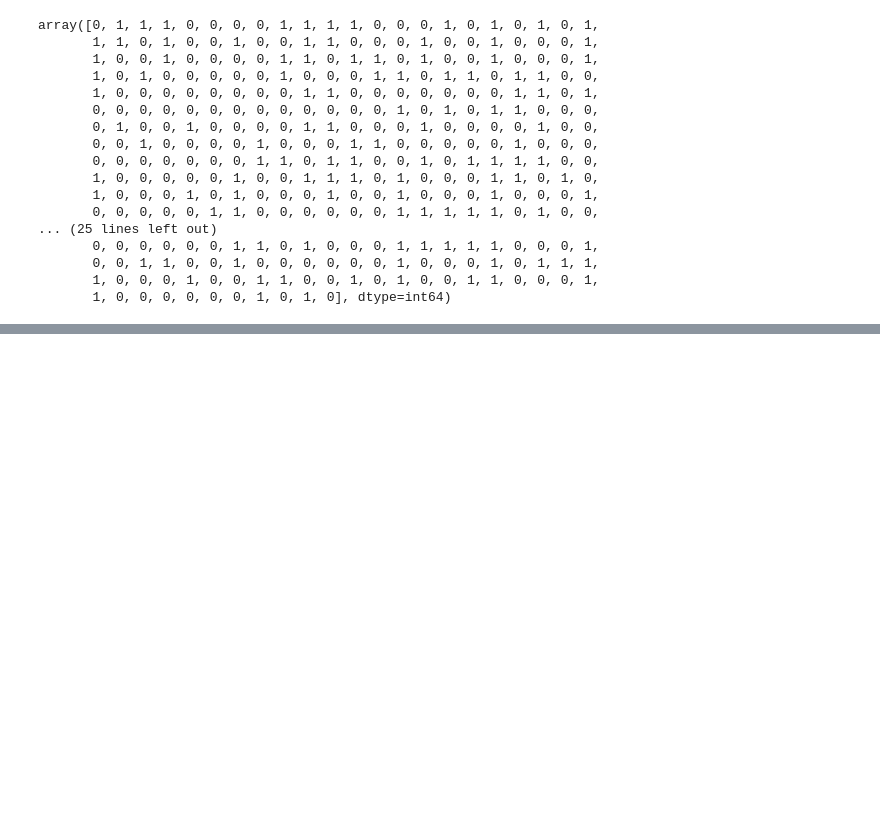
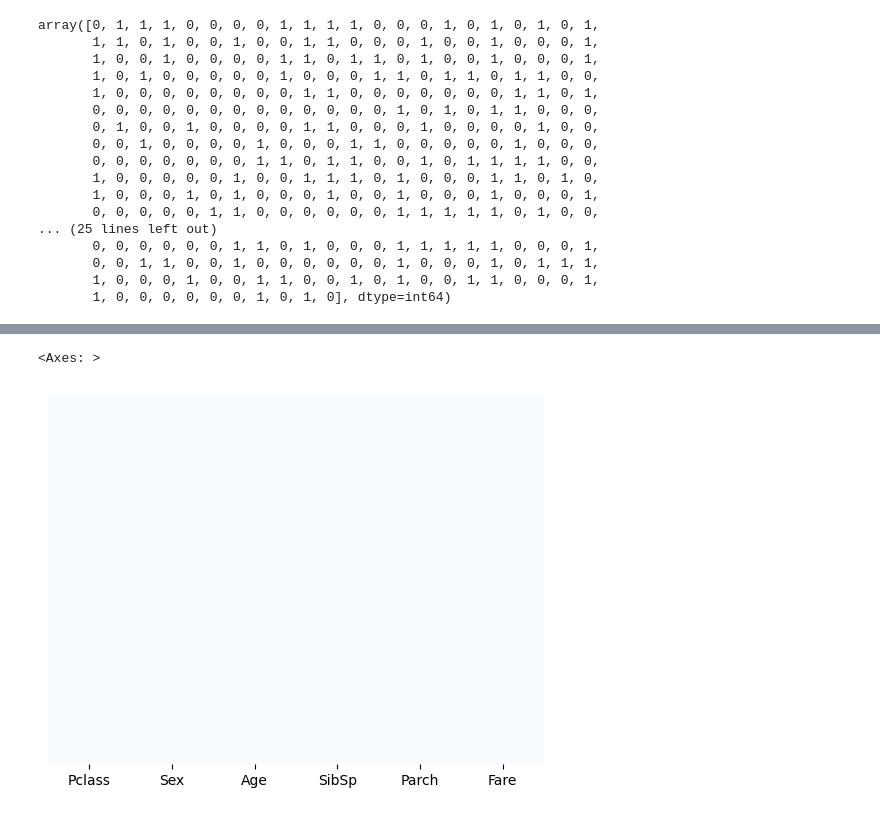
Before and after one commit to AlvaroBishop/TitanicSurvival, a Jupyter notebook: TitanicSurvivalPrediction.ipynb, the cells around one changed output, grey strips where cells are left out. Drawn from its saved outputs; the diff is of its cells as text; code cells hidden in the pictures; blank space fills up the shorter version.

```diff
--- a/TitanicSurvivalPrediction.ipynb
+++ b/TitanicSurvivalPrediction.ipynb
@@ -251,0 +293,11 @@ array([0, 1, 1, 1, 0, 0, 0, 0, 1, 1, 1, 1, 0, 0, 0, 1, 0, 1, 0, 1, 0, 1,
+# %%
+testing_set['Age'] = testing_set[ ['Age', 'Sex'] ].apply(Fill_Age, axis = 1)
+# %%
+mean_fare = testing_set['Fare'].mean()
+
+testing_set['Fare'].fillna(mean_fare, inplace=True)
+# %%
+sns.heatmap(testing_set.isnull(), yticklabels = False, cbar = False, cmap = 'Blues')
+# %% [output]
+<Axes: >
+[figure, added]
```
Also changed, not shown: parts of 19 cells of this notebook.
